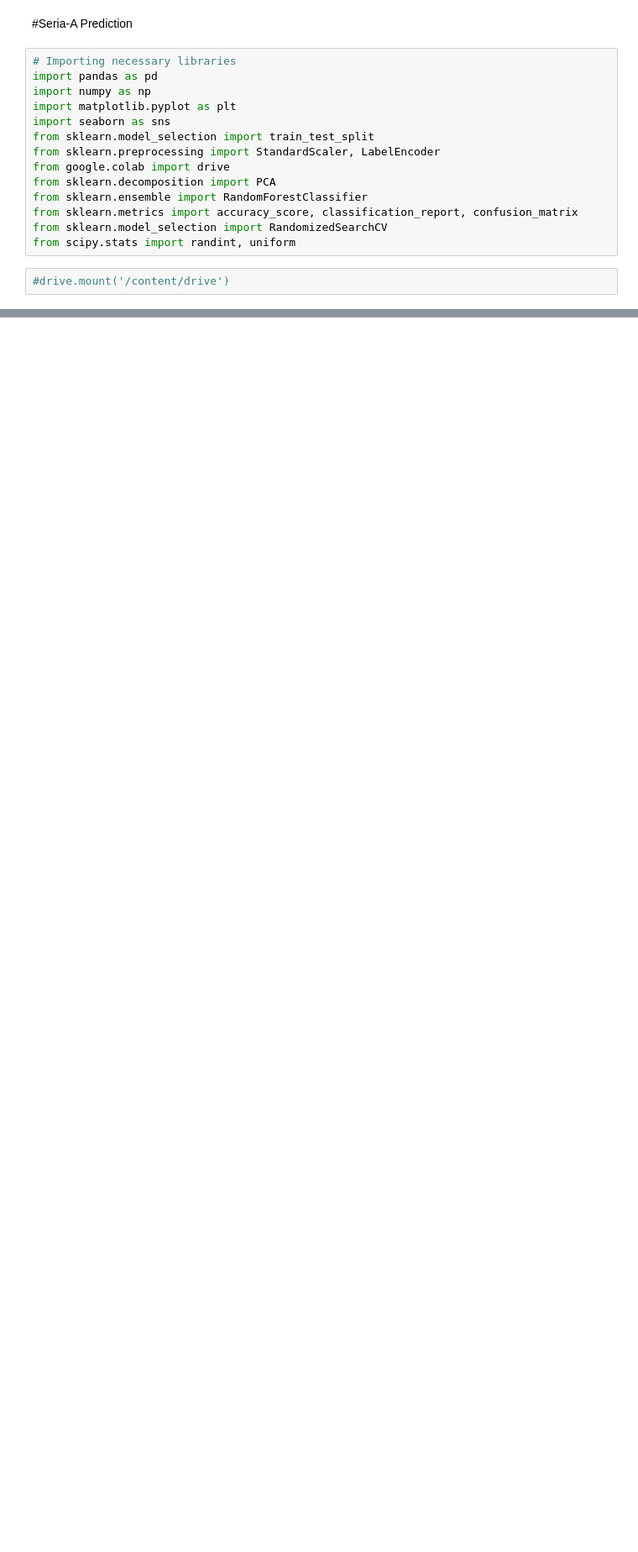
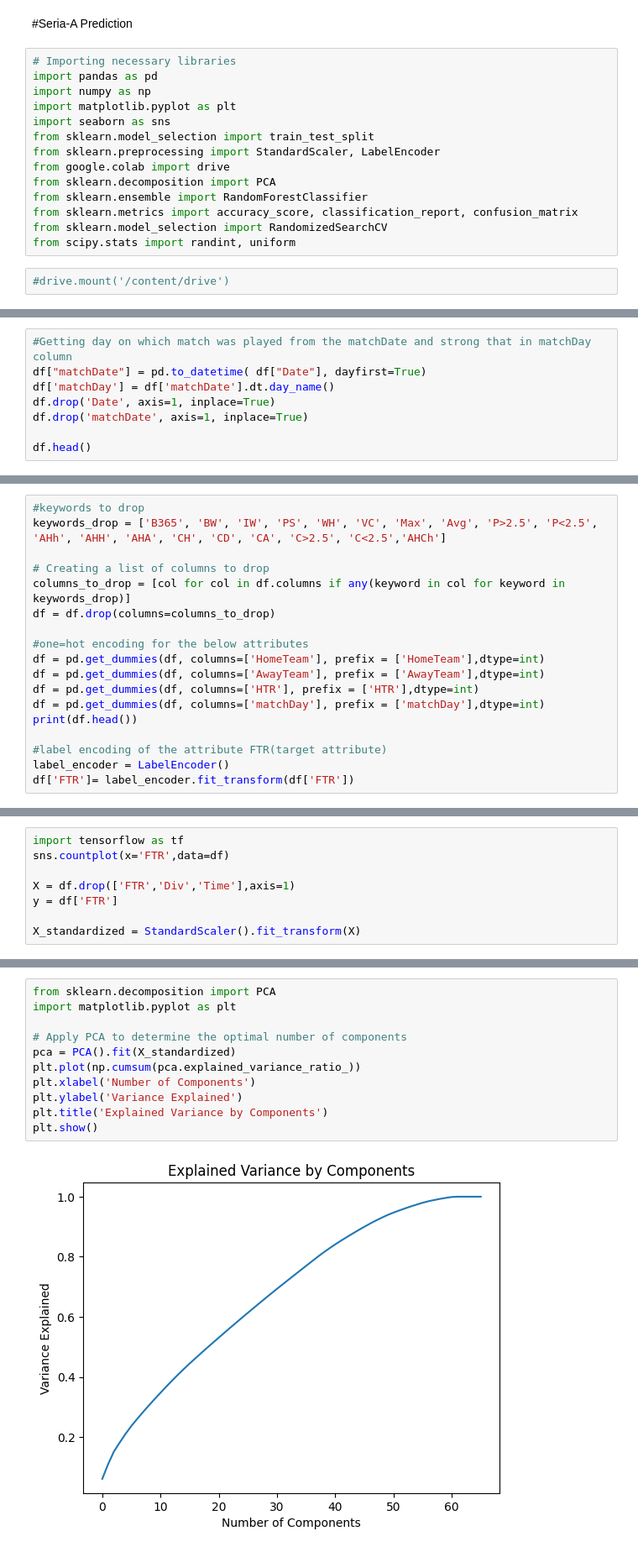
Before and after one commit to vv7ishere/Seria-A_prediction, a Jupyter notebook: seria.ipynb, the cells around one changed output, grey strips where cells are left out. Shown at 84% size. Saved outputs shown, nothing was run; the diff lists cells and outputs as text; blank space fills up the shorter version.

```diff
--- a/seria.ipynb
+++ b/seria.ipynb
@@ -1163,0 +84,8 @@ ValueError: multilabel-indicator is not supported
+# %%
+#Getting day on which match was played from the matchDate and strong that in matchDay column
+df["matchDate"] = pd.to_datetime( df["Date"], dayfirst=True)
+df['matchDay'] = df['matchDate'].dt.day_name()
+df.drop('Date', axis=1, inplace=True)
+df.drop('matchDate', axis=1, inplace=True)
+
+df.head()
@@ -1163,0 +100,18 @@ ValueError: multilabel-indicator is not supported
+# %%
+#keywords to drop
+keywords_drop = ['B365', 'BW', 'IW', 'PS', 'WH', 'VC', 'Max', 'Avg', 'P>2.5', 'P<2.5', 'AHh', 'AHH', 'AHA', 'CH', 'CD', 'CA', 'C>2.5', 'C<2.5','AHCh']
+
+# Creating a list of columns to drop
+columns_to_drop = [col for col in df.columns if any(keyword in col for keyword in keywords_drop)]
+df = df.drop(columns=columns_to_drop)
+
+#one=hot encoding for the below attributes
+df = pd.get_dummies(df, columns=['HomeTeam'], prefix = ['HomeTeam'],dtype=int)
+df = pd.get_dummies(df, columns=['AwayTeam'], prefix = ['AwayTeam'],dtype=int)
+df = pd.get_dummies(df, columns=['HTR'], prefix = ['HTR'],dtype=int)
+df = pd.get_dummies(df, columns=['matchDay'], prefix = ['matchDay'],dtype=int)
+print(df.head())
+
+#label encoding of the attribute FTR(target attribute)
+label_encoder = LabelEncoder()
+df['FTR']= label_encoder.fit_transform(df['FTR'])
@@ -1163,0 +136,8 @@ ValueError: multilabel-indicator is not supported
+# %%
+import tensorflow as tf
+sns.countplot(x='FTR',data=df)
+
+X = df.drop(['FTR','Div','Time'],axis=1)
+y = df['FTR']
+
+X_standardized = StandardScaler().fit_transform(X)
@@ -1163,0 +146,13 @@ ValueError: multilabel-indicator is not supported
+# %%
+from sklearn.decomposition import PCA
+import matplotlib.pyplot as plt
+
+# Apply PCA to determine the optimal number of components
+pca = PCA().fit(X_standardized)
+plt.plot(np.cumsum(pca.explained_variance_ratio_))
+plt.xlabel('Number of Components')
+plt.ylabel('Variance Explained')
+plt.title('Explained Variance by Components')
+plt.show()
+# %% [output]
+[figure, added]
```
Also changed, not shown: parts of 94 cells of this notebook.
